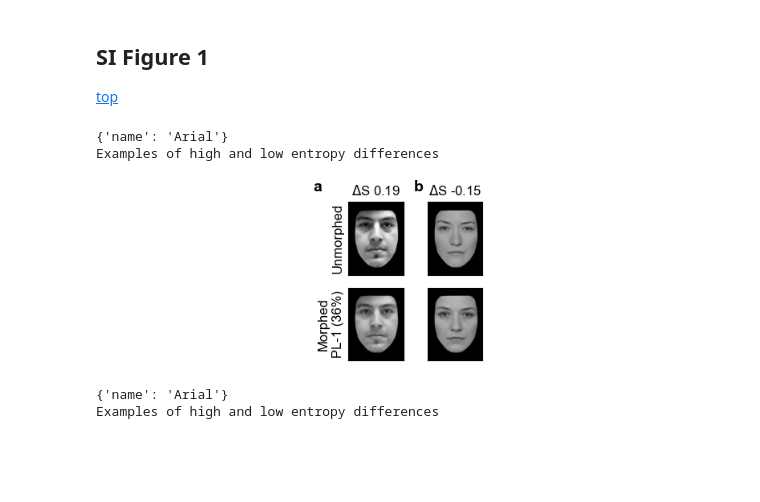
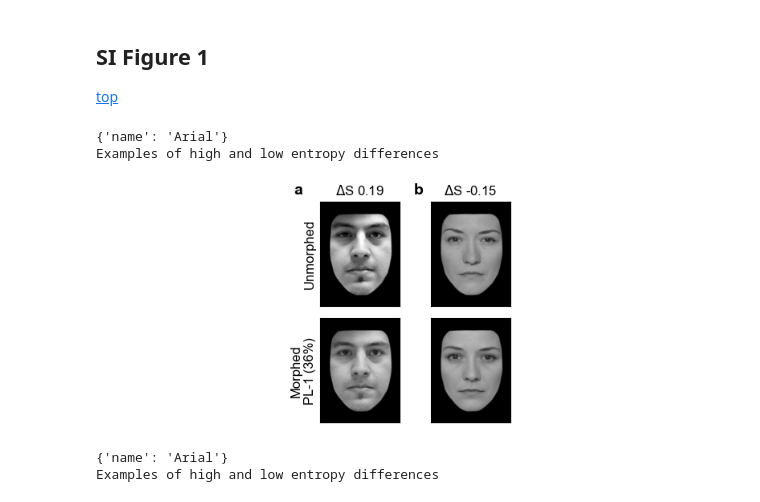
Before and after one commit to jankaWIS/FMP_paper, a Jupyter notebook: Figures/SI_Figures_FMP_paper_2024.ipynb, the cells around one changed output. Drawn from its saved outputs; the diff is of its cells as text; code cells hidden in the pictures; blank space fills up the shorter version.

Commit message:
SI increase Fig 1 size

```diff
--- a/Figures/SI_Figures_FMP_paper_2024.ipynb
+++ b/Figures/SI_Figures_FMP_paper_2024.ipynb
@@ -106,7 +106,7 @@ legend_size=10
 
 # CanD
 a = 20#6#20
-b = 6
+b = 8
 # rot = 15
 c = Canvas(a, b, "cm")
 
@@ -122,7 +122,7 @@ c.set_font("Arial", size=12, ticksize=legend_size)
 # # c.add_text("b", Point(.52, 0.96), weight="bold", size=font_size, zorder=10)
 # c.add_text("b", Point(.16, 0.96), weight="bold", size=font_size, zorder=10)
 
-c.add_text("a", Point(.35, 0.96), weight="bold", size=font_size, zorder=10)
+c.add_text("a", Point(.32, 0.96), weight="bold", size=font_size, zorder=10)
 # c.add_text("b", Point(.52, 0.96), weight="bold", size=font_size, zorder=10)
 c.add_text("b", Point(.51, 0.96), weight="bold", size=font_size, zorder=10)
 
@@ -135,12 +135,12 @@ for title in titles:
 # ### GRID
 top_offset = .7
 bottom_offset = .3
-left_offset = 7.7
+left_offset = 6.7
 hsb = .4 #half_space_between - horizontal
 vsb = .2 #half_space_between - vertical
 
 # add a 2x2 grid
-c.add_grid(["a", "b", "c", "d"], 2, Point(left_offset, bottom_offset, "cm"), Point(a-7.5, b-top_offset, "cm"), spacing=Vector(vsb, hsb, "cm"), unitname="grid")
+c.add_grid(["a", "b", "c", "d"], 2, Point(left_offset, bottom_offset, "cm"), Point(a-6.5, b-top_offset, "cm"), spacing=Vector(vsb, hsb, "cm"), unitname="grid")
 
 
 ######### plot
@@ -150,34 +150,34 @@ for p, ax in zip([
     '../Figures/morphs_entropy/sharp_Radiate-HM08-NC_m4018-36p.png',
     '../Figures/morphs_entropy/sharp_London-F-112-03_AF01NES-0p.png',
     '../Figures/morphs_entropy/sharp_London-F-112-03_AF01NES-36p.png'
 ], [c.ax("a"), c.ax("c"), c.ax("b"), c.ax("d")]):
 
 
     img = plt.imread(p)
     ax.imshow(img)
     ax.set_xticks([])
     ax.set_yticks([])
 
 c.ax("a").set_title(r'$\Delta$S '+f'{0.19}')
 c.ax("a").set_ylabel('Unmorphed')
 c.ax("b").set_title(r'$\Delta$S '+f'{-0.15}')
 
 # c.ax("c").set_title('PL-1 (36%)')
 c.ax("c").set_ylabel('Morphed\nPL-1 (36%)')
 # c.ax("d").set_title('Lvl: 36')
 
 
 
 
 # c.debug_grid(Vector(0.5,0.5,"cm"))
 c.show()
 #
 c.save(os.path.join(path_figures, 'SI', 'Supplementary_Figure_1.png'), dpi=300)#, bbox_inches="tight")
 c.save(os.path.join(path_figures, 'SI', 'Supplementary_Figure_1.pdf'), dpi=300)#, bbox_inches="tight")
 # %% [output]
 {'name': 'Arial'}
 Examples of high and low entropy differences
-[figure, old version]
+[figure, new version]
 # %%
 # define canvas
 
```
Also changed, not shown: 2 other files.
